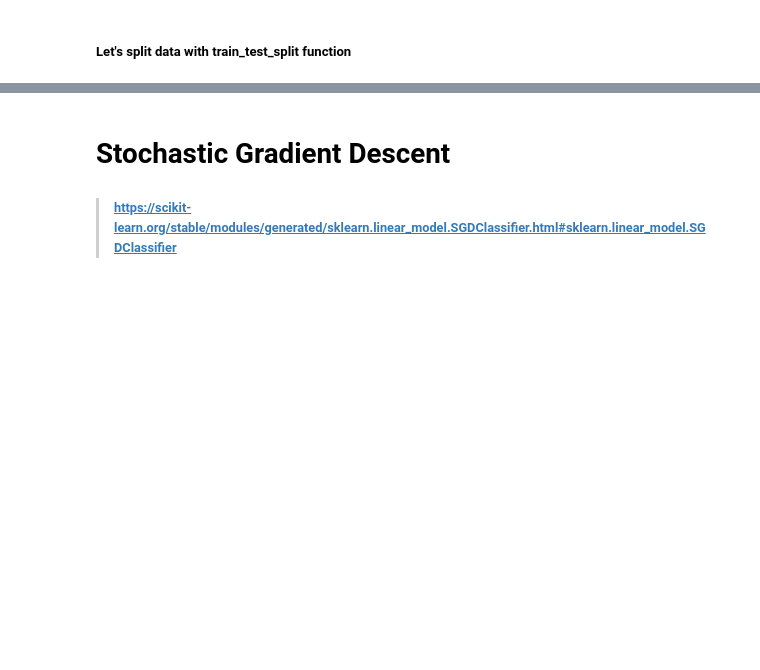
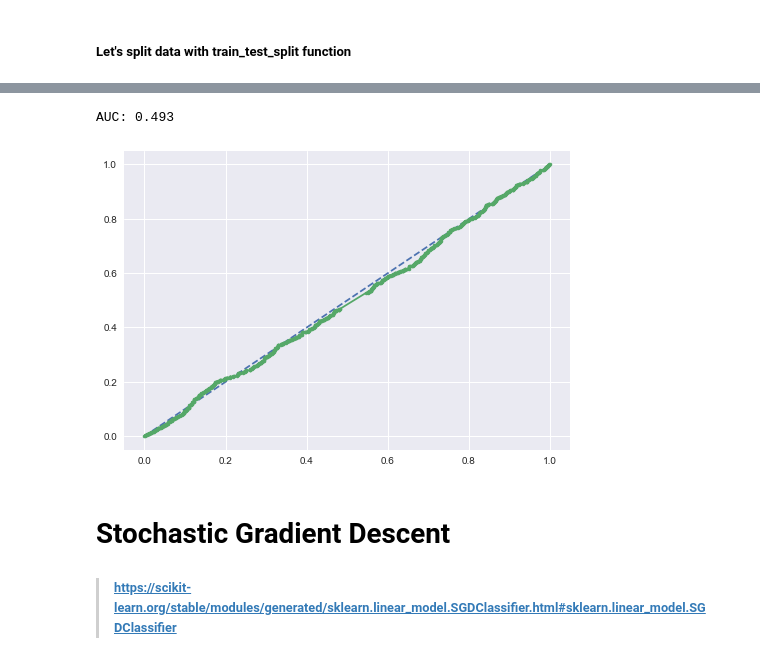
Before and after one commit to amitbhsingh/Project, a Jupyter notebook: 01_Project/binance.ipynb, the cells around one changed output, grey strips where cells are left out. Drawn from its saved outputs; the diff is of its cells as text; code cells hidden in the pictures; blank space fills up the shorter version.

```diff
--- a/01_Project/binance.ipynb
+++ b/01_Project/binance.ipynb
@@ -267,0 +275,5 @@ Accuracy on the test subset: 0.487
+# %%
+probs=clf.predict_proba(x_test)
+probs=probs[:,1]
+yhat=clf.predict(x_test)
+precision, recall, thresholds = precision_recall_curve(y_test, probs)
@@ -268,3 +282,16 @@ Accuracy on the test subset: 0.487
+# %%
+auc=roc_auc_score(y_test,probs)
+print('AUC: %.3f' % auc)
+# %% [output]
+AUC: 0.493
+# %%
+fpr, tpr, thresholds = roc_curve(y_test, probs)
+# %%
+plt.plot([0, 1], [0, 1], linestyle='--')
+plt.plot(fpr, tpr, marker='.')
+plt.show()
+# %% [output]
+[figure, added]
 # %% [markdown]
 # Stochastic Gradient Descent
 > ###### https://scikit-learn.org/stable/modules/generated/sklearn.linear_model.SGDClassifier.html#sklearn.linear_model.SGDClassifier
```
Also changed, not shown: parts of 48 cells of this notebook, 1 other file.
